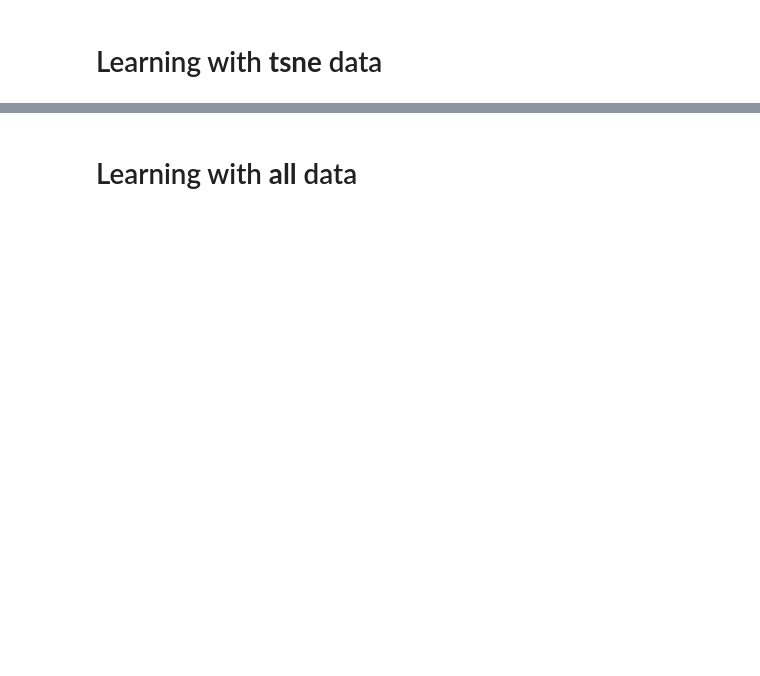
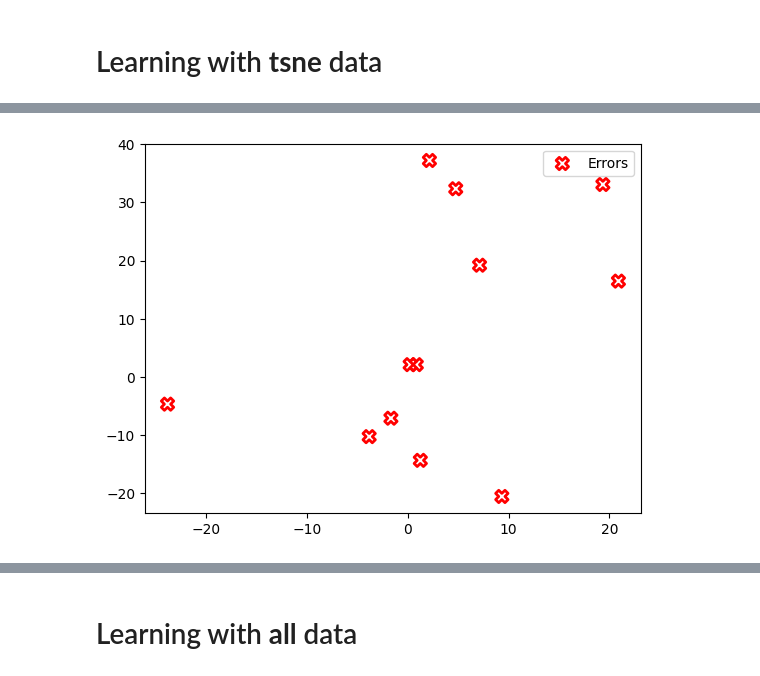
Before and after one commit to Edukasas/ML, a Jupyter notebook: knearest.ipynb, the cells around one changed output, grey strips where cells are left out. Saved outputs shown, nothing was run; the diff lists cells and outputs as text; code cells hidden in the pictures; blank space fills up the shorter version.

```diff
--- a/knearest.ipynb
+++ b/knearest.ipynb
@@ -130,0 +270,21 @@ weighted avg       0.95      0.95      0.95       400
+# %%
+# Prognozės ir tikimybės (jei yra)
+y_pred = knn_tsne.predict(X_valid_tsne[["tsne_x", "tsne_y"]])
+proba = knn_tsne.predict_proba(X_valid_tsne[["tsne_x", "tsne_y"]])
+
+df_val = X_valid_tsne.copy()
+df_val["y_true"] = y_valid_tsne.values
+df_val["y_pred"] = y_pred
+df_val["correct"] = df_val["y_true"] == df_val["y_pred"]
+df_val["conf"] = proba.max(axis=1)
+
+worst = df_val[~df_val["correct"]]
+# Po esamo ciklo, kuris piešia valid taškus:
+plt.scatter(worst["tsne_x"], worst["tsne_y"],
+            facecolors="none", edgecolors="red",
+            s=80, marker="X", linewidths=2, label="Errors")
+
+plt.legend()
+plt.show()
+# %% [output]
+[figure, added]
```
Also changed, not shown: parts of 24 cells of this notebook.
